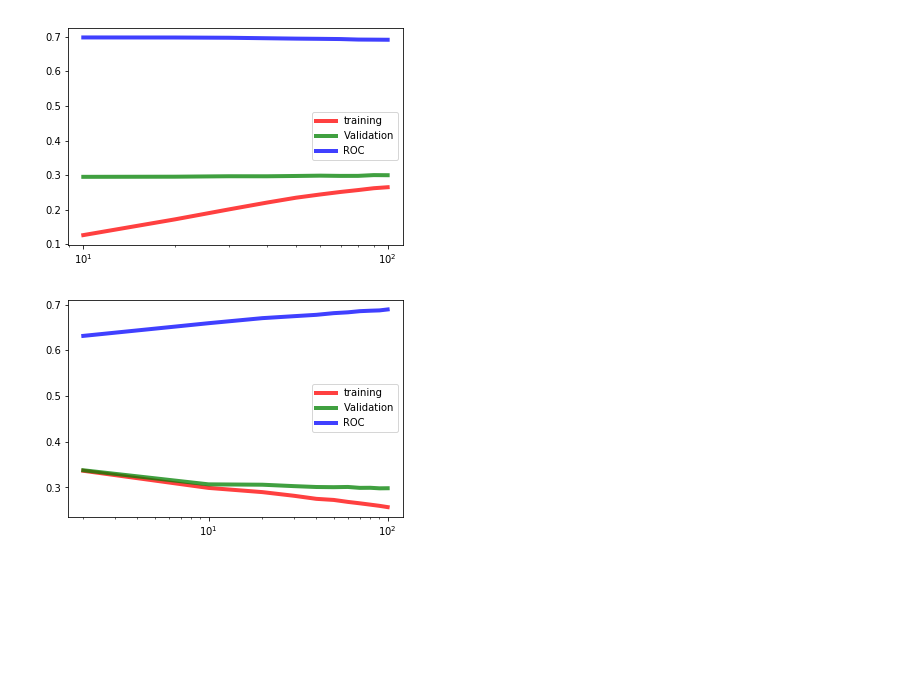
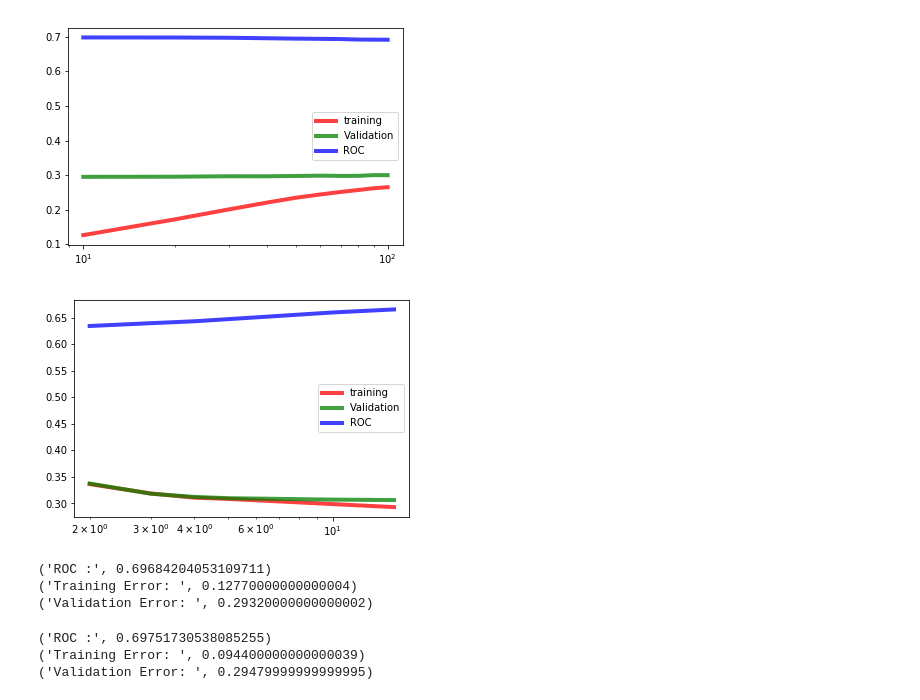
Before and after one commit to S-W-Williams/Machine-Learning-Rainfall-Prediction, a Jupyter notebook: random forest .ipynb, the cells around one changed output. Saved outputs shown, nothing was run; the diff lists cells and outputs as text; code cells hidden in the pictures; blank space fills up the shorter version.

Commit message:
updated forest test

```diff
--- a/random forest .ipynb
+++ b/random forest .ipynb
@@ -75,10 +75,10 @@ plt.show()
 r=[]
 t=[]
 v=[]
-l=[2,3,4,5,10,15,20]
+l=[0,5,10,15,20,30,40,50]
 for i in l:
     rfc = ensemble.RandomForestClassifier(
-        n_estimators=500, min_samples_leaf=5, n_jobs=-1, oob_score=True, max_leaf_nodes=i)
+        n_estimators=500, min_samples_leaf=5, n_jobs=-1, oob_score=True, max_depth=i)
 
     rfc.fit(Xtr, Ytr)
 
@@ -119,26 +119,56 @@ plt.show()
 # %% [output]
 [figure]
 # %%
-"""experiemtnation amx nodes"""
+"""experiemtnation max nodes"""
 r=[]
 t=[]
 v=[]
-l=[2, 10,20,30,40,50,60,70,80,90,100]
+l=[2,3,4,5,10,15,]
 for i in l:
     rfc = ensemble.RandomForestClassifier(
         n_estimators=500, min_samples_leaf=5, n_jobs=-1, oob_score=True, max_leaf_nodes=i)
 
     rfc.fit(Xtr, Ytr)
 
     rfcRoc = metrics.roc_auc_score(Yval, rfc.predict_proba(Xval)[:,1])
 
     r.append( rfcRoc)
     t.append( 1 - rfc.score(Xtr, Ytr))
     v.append(1 - rfc.score(Xval, Yval))
 plt.semilogx(l, t, 'r-', lw=4,alpha=0.75, label='training')
 plt.semilogx(l, v, 'g-', lw=4,alpha=0.75, label='Validation')
 plt.semilogx(l, r, 'b-', lw=4,alpha=0.75, label='ROC')
 plt.legend()
 plt.show()
 # %% [output]
-[figure, old version]
+[figure, new version]
+# %%
+rfc = ensemble.RandomForestClassifier(
+    n_estimators=500, min_samples_leaf=5, n_jobs=-1, oob_score=True)
+
+rfc.fit(Xtr, Ytr)
+
+rfcRoc = metrics.roc_auc_score(Yval, rfc.predict_proba(Xval)[:,1])
+
+print("ROC :", rfcRoc)
+print("Training Error: ", 1 - rfc.score(Xtr, Ytr))
+print("Validation Error: ", 1 - rfc.score(Xval, Yval))
+# %% [output]
+('ROC :', 0.69684204053109711)
+('Training Error: ', 0.12770000000000004)
+('Validation Error: ', 0.29320000000000002)
+# %%
+rfc = ensemble.RandomForestClassifier(
+    n_estimators=500, min_samples_leaf=4, n_jobs=-1, oob_score=True)
+
+rfc.fit(Xtr, Ytr)
+
+rfcRoc = metrics.roc_auc_score(Yval, rfc.predict_proba(Xval)[:,1])
+
+print("ROC :", rfcRoc)
+print("Training Error: ", 1 - rfc.score(Xtr, Ytr))
+print("Validation Error: ", 1 - rfc.score(Xval, Yval))
+# %% [output]
+('ROC :', 0.69751730538085255)
+('Training Error: ', 0.094400000000000039)
+('Validation Error: ', 0.29479999999999995)
```
Also changed, not shown: parts of 1 cell of this notebook.
